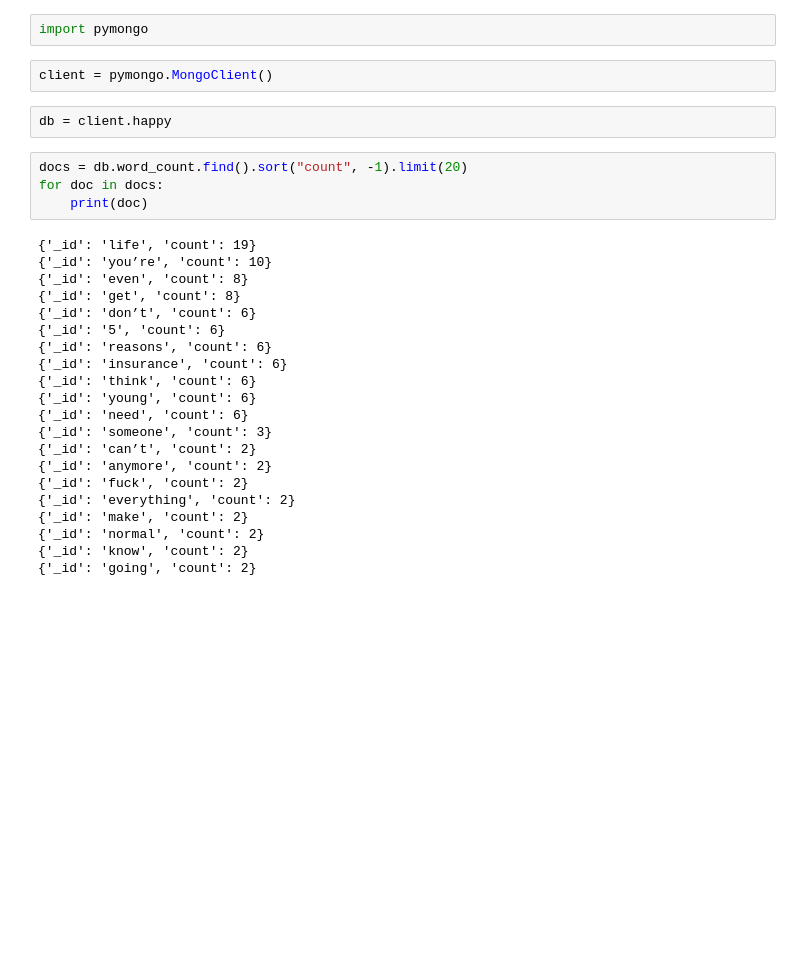
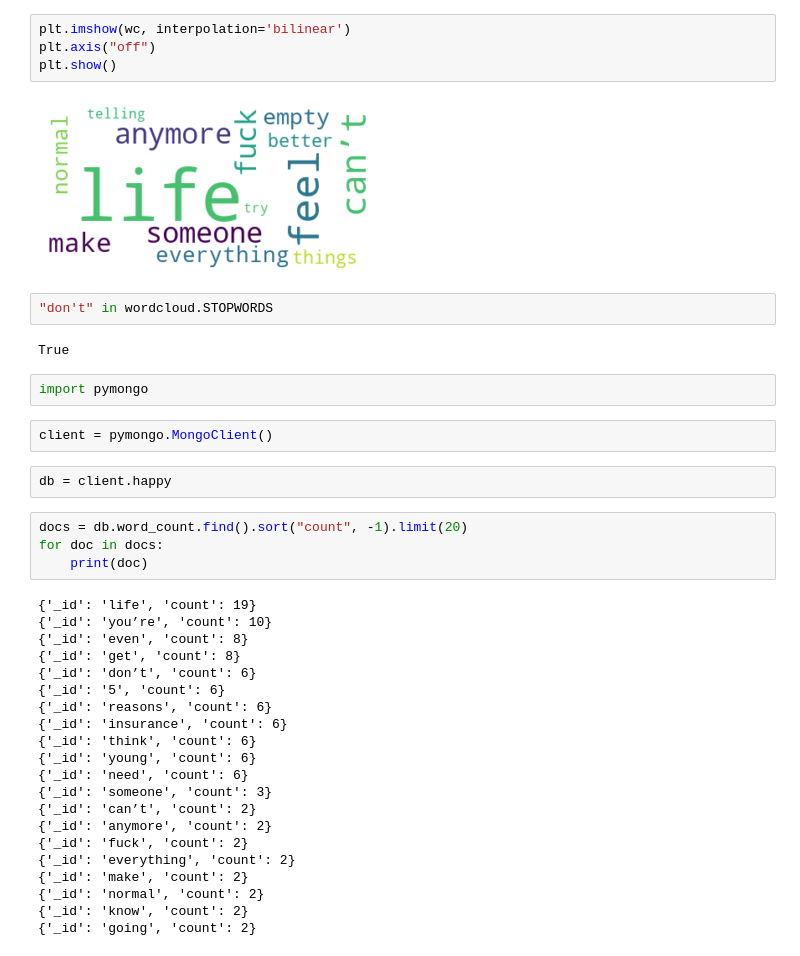
Before and after one commit to makalaaneesh/hapPy, a Jupyter notebook: bot/scratch.ipynb, the cells around one changed output. Saved outputs shown, nothing was run; the diff lists cells and outputs as text; blank space fills up the shorter version.

```diff
--- a/bot/scratch.ipynb
+++ b/bot/scratch.ipynb
@@ -1,3 +48,13 @@
+# %%
+plt.imshow(wc, interpolation='bilinear')
+plt.axis("off")
+plt.show()
+# %% [output]
+[figure, added]
+# %%
+"don't" in wordcloud.STOPWORDS
+# %% [output]
+True
 # %%
 import pymongo
 # %%
```
Also changed, not shown: parts of 8 cells of this notebook, 20 other files.
